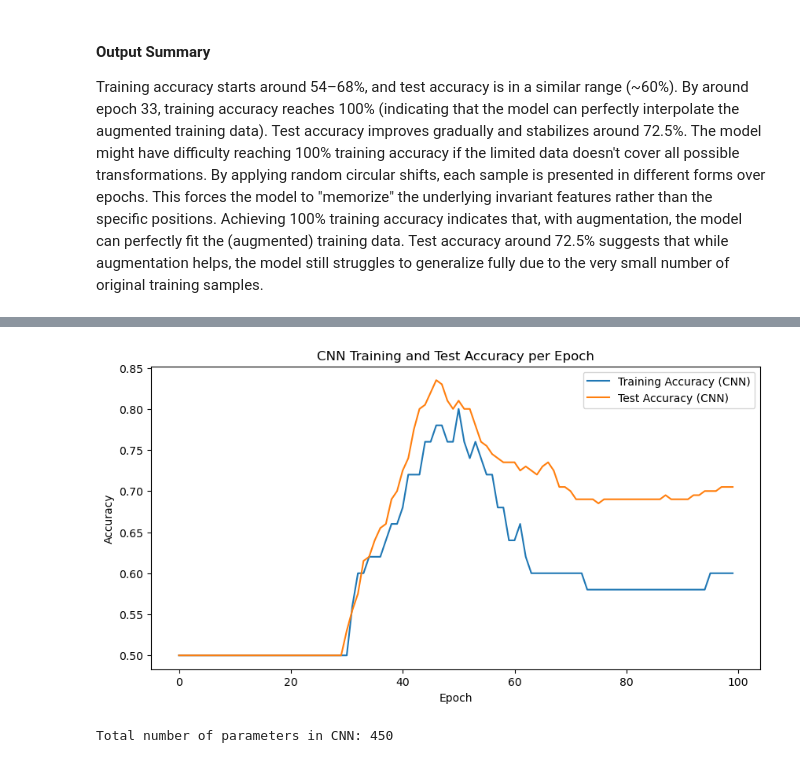
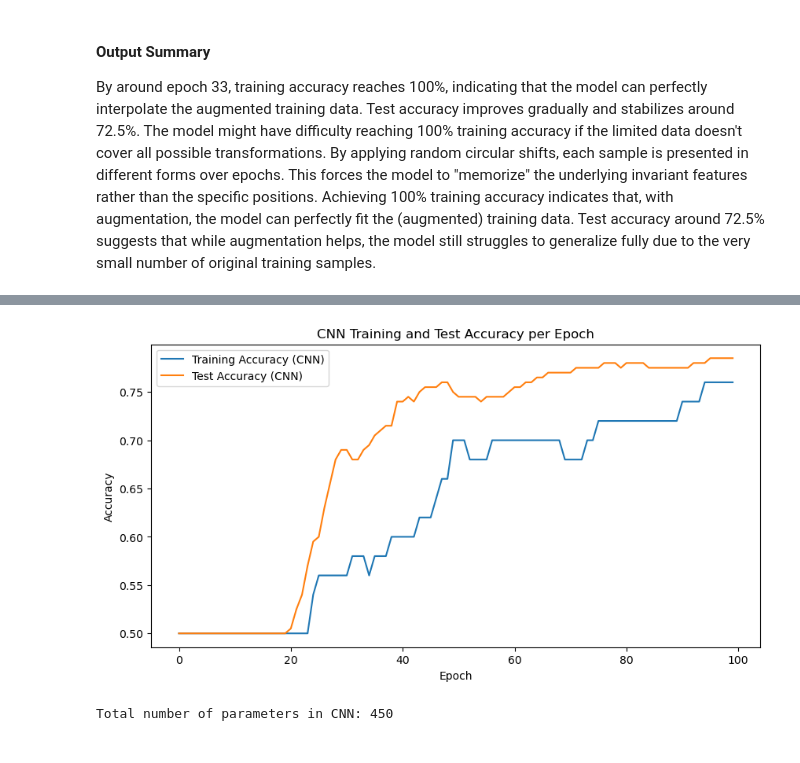
Before and after one commit to mukhsadr/assignments-data, a Jupyter notebook: HWA2.ipynb, the cells around one changed output, grey strips where cells are left out. Cells and saved outputs as stored; diff of their text form; code cells hidden in the pictures.

```diff
--- a/HWA2.ipynb
+++ b/HWA2.ipynb
@@ -181,54 +279,55 @@ Epoch [100/100], Loss: 0.0041, Train Accuracy: 1.0000, Test Accuracy: 0.7250
 # %% [markdown]
 #### Output Summary
-Training accuracy starts around 54–68%, and test accuracy is in a similar range (~60%). By around epoch 33, training accuracy reaches 100% (indicating that the model can perfectly interpolate the augmented training data). Test accuracy improves gradually and stabilizes around 72.5%. The model might have difficulty reaching 100% training accuracy if the limited data doesn't cover all possible transformations. By applying random circular shifts, each sample is presented in different forms over epochs. This forces the model to "memorize" the underlying invariant features rather than the specific positions. Achieving 100% training accuracy indicates that, with augmentation, the model can perfectly fit the (augmented) training data. Test accuracy around 72.5% suggests that while augmentation helps, the model still struggles to generalize fully due to the very small number of original training samples.
+By around epoch 33, training accuracy reaches 100%, indicating that the model can perfectly interpolate the augmented training data. Test accuracy improves gradually and stabilizes around 72.5%. The model might have difficulty reaching 100% training accuracy if the limited data doesn't cover all possible transformations. By applying random circular shifts, each sample is presented in different forms over epochs. This forces the model to "memorize" the underlying invariant features rather than the specific positions. Achieving 100% training accuracy indicates that, with augmentation, the model can perfectly fit the (augmented) training data. Test accuracy around 72.5% suggests that while augmentation helps, the model still struggles to generalize fully due to the very small number of original training samples.
 # %%
 import torch
 import torch.nn as nn
 import torch.optim as optim
-import torch.nn.functional as F
 import matplotlib.pyplot as plt
 import pickle
 
-# Load the dataset
+# Load the dataset from the pickle file
 with open('hw2_p3.pkl', 'rb') as f:
     data = pickle.load(f)
 
+# The dataset is assumed to be a list:
+# data[0] -> X_train (shape: [50, 1000])
+# data[1] -> y_train (shape: [50])
+# data[2] -> X_test  (shape: [200, 1000])
+# data[3] -> y_test  (shape: [200])
 X_train = torch.tensor(data[0], dtype=torch.float32)
 y_train = torch.tensor(data[1], dtype=torch.long)
-X_test = torch.tensor(data[2], dtype=torch.float32)
-y_test = torch.tensor(data[3], dtype=torch.long)
+X_test  = torch.tensor(data[2], dtype=torch.float32)
+y_test  = torch.tensor(data[3], dtype=torch.long)
 
-# Define the CNN Model with manual circular padding using torch.cat
+# IMPORTANT: For Conv1d with built-in circular padding, the input must have shape [batch, channels, width].
+# So, we explicitly add a channel dimension:
+X_train = X_train.unsqueeze(1)  # Now [50, 1, 1000]
+X_test = X_test.unsqueeze(1)    # Now [200, 1, 1000]
+
+# Define the CNN Model using built-in circular padding
 class CNN(nn.Module):
     def __init__(self, input_dim=1000, num_filters=16, kernel_size=25):
         super(CNN, self).__init__()
-        self.kernel_size = kernel_size  # Save for padding calculation
-
-        # Define the Conv1d layer with no built-in padding.
-        self.conv = nn.Conv1d(in_channels=1,
-                              out_channels=num_filters,
-                              kernel_size=kernel_size,
-                              padding=0)  # We apply padding manually.
+        # Use built-in circular padding:
+        self.conv = nn.Conv1d(
+            in_channels=1,
+            out_channels=num_filters,
+            kernel_size=kernel_size,
+            padding=kernel_size // 2,  # For kernel_size=25, padding=12
+            padding_mode='circular'
+        )
         self.relu = nn.ReLU()
-        self.global_avg_pool = nn.AdaptiveAvgPool1d(1)  # Global average pooling.
-        self.fc = nn.Linear(num_filters, 2)  # Final linear classifier.
+        self.global_avg_pool = nn.AdaptiveAvgPool1d(1)  # Global average pooling to enforce translation invariance.
+        self.fc = nn.Linear(num_filters, 2)  # Final linear classifier for binary classification.
 
     def forward(self, x):
-        # If input is 2D [batch, width], add channel dimension.
-        if x.dim() == 2:
-            x = x.unsqueeze(1)  # Now shape: [batch, 1, width]
-        # If x already has 3 dimensions, assume it's [batch, 1, width].
-
-        pad_size = self.kernel_size // 2  # Compute required padding.
-        # Manually apply circular padding along the width dimension.
-        # x[..., -pad_size:] has shape [batch, 1, pad_size].
-        x = torch.cat([x[..., -pad_size:], x, x[..., :pad_size]], dim=-1)  # New width = width + 2*pad_size.
-
-        x = self.conv(x)   # Apply convolution.
+        # x is assumed to be [batch, 1, width]
+        x = self.conv(x)
         x = self.relu(x)
-        x = self.global_avg_pool(x)  # Now shape: [batch, num_filters, 1]
-        x = x.squeeze(2)  # Remove the last dimension => [batch, num_filters]
-        x = self.fc(x)    # Final output: [batch, 2]
+        x = self.global_avg_pool(x)  # Shape: [batch, num_filters, 1]
+        x = x.squeeze(2)             # Shape: [batch, num_filters]
+        x = self.fc(x)               # Final output: [batch, 2]
         return x
 
 # Initialize the CNN model
@@ -236,12 +335,12 @@ cnn = CNN(input_dim=1000, num_filters=16, kernel_size=25)
 criterion = nn.CrossEntropyLoss()
 optimizer = optim.Adam(cnn.parameters(), lr=0.001)
 
-# Training loop for CNN
+# Training loop for the CNN
 num_epochs = 100
 train_acc_cnn, test_acc_cnn = [], []
 
 for epoch in range(num_epochs):
-    outputs = cnn(X_train)  # X_train shape: [batch, 1000]; forward() adds channel.
+    outputs = cnn(X_train)  # X_train is [50, 1, 1000]
     loss = criterion(outputs, y_train)
 
     optimizer.zero_grad()
@@ -259,7 +358,8 @@ for epoch in range(num_epochs):
     test_acc = (test_predicted == y_test).float().mean().item()
     test_acc_cnn.append(test_acc)
 
-    print(f'Epoch [{epoch+1}/{num_epochs}], Loss: {loss.item():.4f}, Train Acc: {train_acc:.4f}, Test Acc: {test_acc:.4f}')
+    print(f'Epoch [{epoch+1}/{num_epochs}], Loss: {loss.item():.4f}, '
+          f'Train Acc: {train_acc:.4f}, Test Acc: {test_acc:.4f}')
 
 # Plot training and test accuracies
 plt.figure(figsize=(10, 5))
@@ -271,7 +371,7 @@ plt.legend()
 plt.title('CNN Training and Test Accuracy per Epoch')
 plt.show()
 
-# Count total parameters in CNN model
+# Count total parameters in the CNN model
 num_params_cnn = sum(p.numel() for p in cnn.parameters() if p.requires_grad)
 print(f'Total number of parameters in CNN: {num_params_cnn}')
 # %% [output]
@@ -295,2 +395,2 @@ Epoch [100/100], Loss: 0.6380, Train Acc: 0.6000, Test Acc: 0.7050
-[figure, old version]
+[figure, new version]
 Total number of parameters in CNN: 450
```
Also changed, not shown: parts of 8 cells of this notebook.
